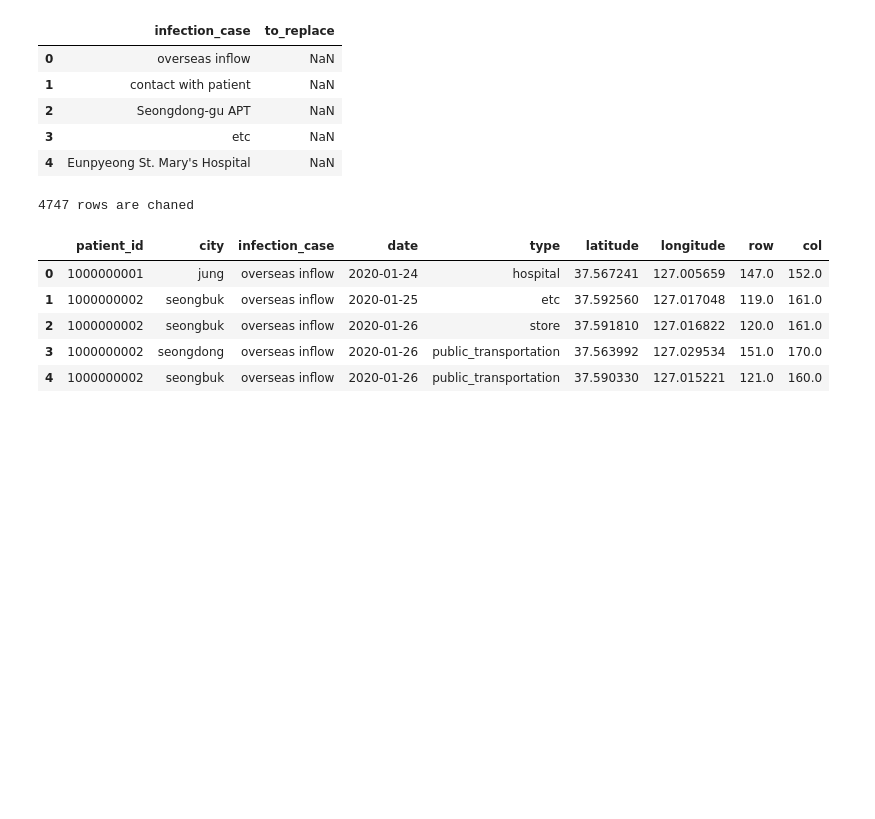
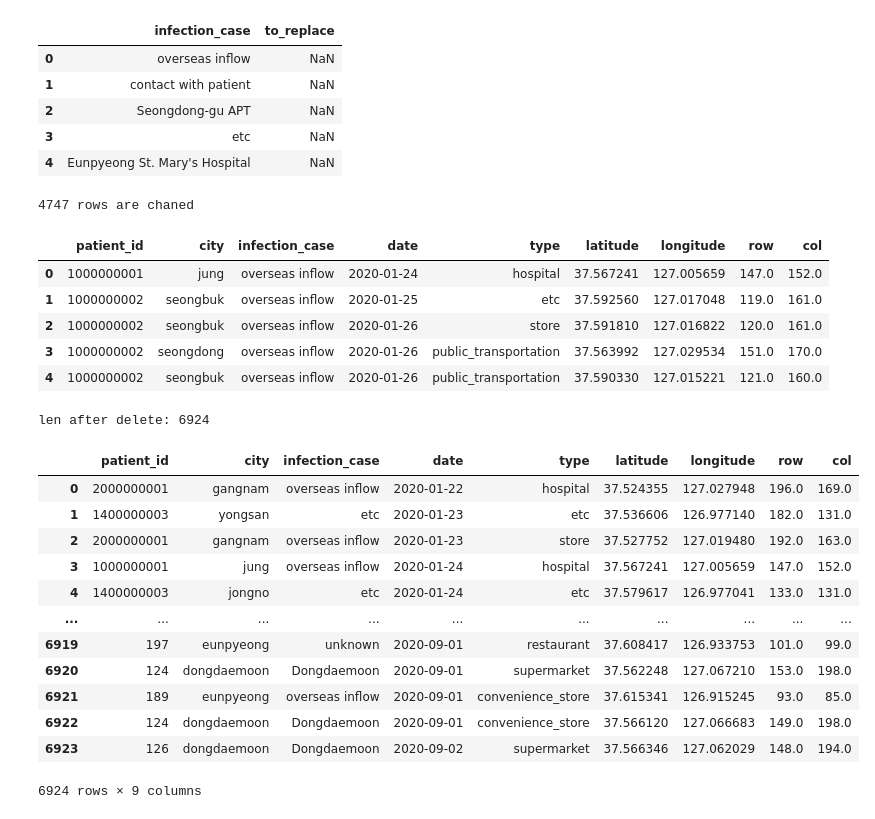
Before and after one commit to Yejining/AutoCOVID19, a Jupyter notebook: src/jupyter notebook/4-3. merge all dataset.ipynb, the cells around one changed output. Drawn from its saved outputs; the diff is of its cells as text; code cells hidden in the pictures; blank space fills up the shorter version.

```diff
--- a/src/jupyter notebook/4-3. merge all dataset.ipynb
+++ b/src/jupyter notebook/4-3. merge all dataset.ipynb
@@ -408,6 +408,57 @@ final_df.head()
 | 2 | 1000000002 | seongbuk | overseas inflow | 2020-01-26 | store | 37.591810 | 127.016822 | 120.0 | 161.0 |
 | 3 | 1000000002 | seongdong | overseas inflow | 2020-01-26 | public_transportation | 37.563992 | 127.029534 | 151.0 | 170.0 |
 | 4 | 1000000002 | seongbuk | overseas inflow | 2020-01-26 | public_transportation | 37.590330 | 127.015221 | 121.0 | 160.0 |
+# %%
+# row, col 범위 잘못된 부분 삭제
+indices_to_del = []
+
+for index, route in final_df.iterrows():
+    row = route['row']
+    col = route['col']
+
+    if pd.isnull(row) or pd.isnull(col):
+        print('null')
+        indices_to_del.append(index)
+        continue
+    if row >= 256 or col >= 256:
+        indices_to_del.append(index)
+        continue
+    if row < 0 or col < 0:
+        indices_to_del.append(index)
+        continue
+
+for index in indices_to_del:
+    final_df = final_df.drop(index=index)
+
+print('len after delete: %d' % len(final_df.index))
+# %% [output]
+len after delete: 6924
+# %%
+# date column 정규화
+for index, row in final_df.iterrows():
+    date_str = row['date']
+    new_date = re.search(r'\d+-\d+-\d+', date_str).group()
+    if date_str == new_date: continue
+    final_df.loc[index, 'date'] = new_date
+# %%
+# 날짜 순으로 데이터 정렬
+final_df = final_df.sort_values(by='date')
+final_df = final_df.reset_index(drop=True)
+final_df
+# %% [output]
+|  | patient_id | city | infection_case | date | type | latitude | longitude | row | col |
+| 0 | 2000000001 | gangnam | overseas inflow | 2020-01-22 | hospital | 37.524355 | 127.027948 | 196.0 | 169.0 |
+| 1 | 1400000003 | yongsan | etc | 2020-01-23 | etc | 37.536606 | 126.977140 | 182.0 | 131.0 |
+| 2 | 2000000001 | gangnam | overseas inflow | 2020-01-23 | store | 37.527752 | 127.019480 | 192.0 | 163.0 |
+| 3 | 1000000001 | jung | overseas inflow | 2020-01-24 | hospital | 37.567241 | 127.005659 | 147.0 | 152.0 |
+| 4 | 1400000003 | jongno | etc | 2020-01-24 | etc | 37.579617 | 126.977041 | 133.0 | 131.0 |
+| ... | ... | ... | ... | ... | ... | ... | ... | ... | ... |
+| 6919 | 197 | eunpyeong | unknown | 2020-09-01 | restaurant | 37.608417 | 126.933753 | 101.0 | 99.0 |
+| 6920 | 124 | dongdaemoon | Dongdaemoon | 2020-09-01 | supermarket | 37.562248 | 127.067210 | 153.0 | 198.0 |
+| 6921 | 189 | eunpyeong | overseas inflow | 2020-09-01 | convenience_store | 37.615341 | 126.915245 | 93.0 | 85.0 |
+| 6922 | 124 | dongdaemoon | Dongdaemoon | 2020-09-01 | convenience_store | 37.566120 | 127.066683 | 149.0 | 198.0 |
+| 6923 | 126 | dongdaemoon | Dongdaemoon | 2020-09-02 | supermarket | 37.566346 | 127.062029 | 148.0 | 194.0 |
+6924 rows × 9 columns
 # %%
 # 저장
 final_path = join(root, 'data', 'extracted', 'merged_route_final.csv')
```
Also changed, not shown: 5 other files.
